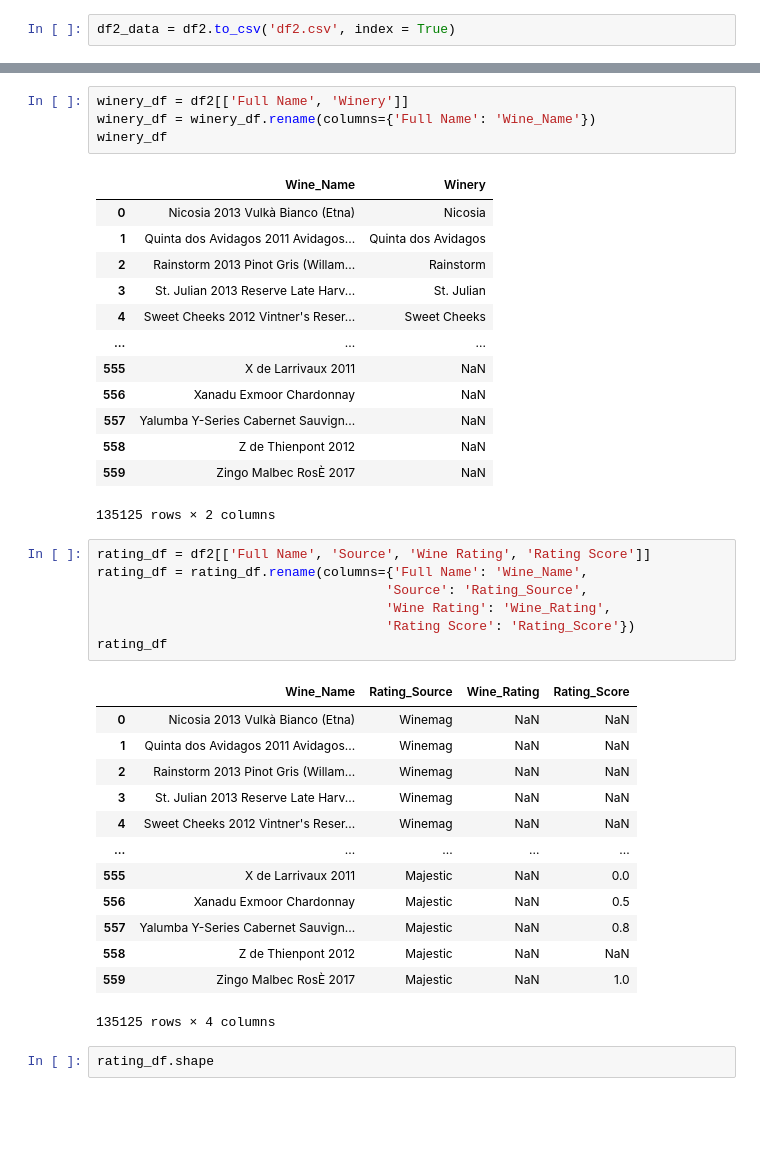
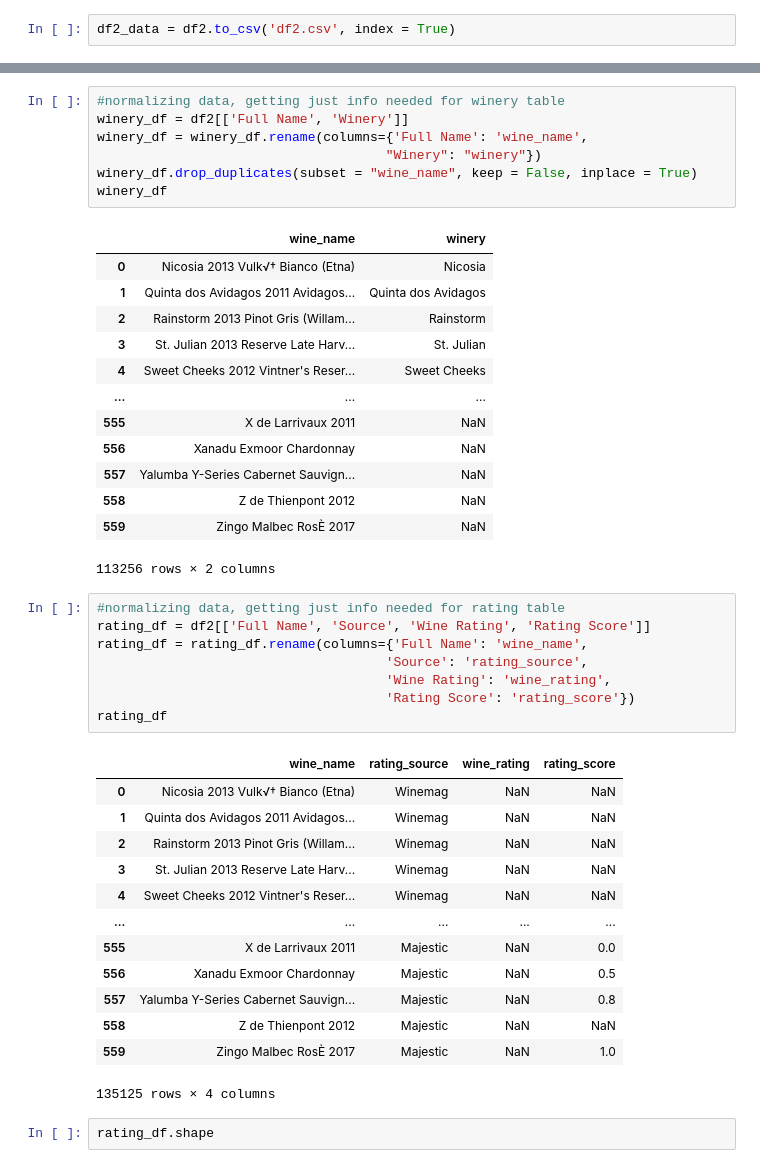
Before and after one commit to nirupamashankar/ETL-Project, a Jupyter notebook: wine_data.ipynb, the cells around one changed output, grey strips where cells are left out. Cells and saved outputs as stored; diff of their text form; blank space fills up the shorter version.

```diff
--- a/wine_data.ipynb
+++ b/wine_data.ipynb
@@ -154,10 +175,13 @@ price_df
 # %%
+#normalizing data, getting just info needed for winery table
 winery_df = df2[['Full Name', 'Winery']]
-winery_df = winery_df.rename(columns={'Full Name': 'Wine_Name'})
+winery_df = winery_df.rename(columns={'Full Name': 'wine_name',
+                                     "Winery": "winery"})
+winery_df.drop_duplicates(subset = "wine_name", keep = False, inplace = True)
 winery_df
 # %% [output]
-|  | Wine_Name | Winery |
-| 0 | Nicosia 2013 Vulkà Bianco (Etna) | Nicosia |
+|  | wine_name | winery |
+| 0 | Nicosia 2013 Vulk√† Bianco (Etna) | Nicosia |
 | 1 | Quinta dos Avidagos 2011 Avidagos... | Quinta dos Avidagos |
 | 2 | Rainstorm 2013 Pinot Gris (Willam... | Rainstorm |
 | 3 | St. Julian 2013 Reserve Late Harv... | St. Julian |
@@ -168,17 +192,18 @@ winery_df
 | 557 | Yalumba Y-Series Cabernet Sauvign... | NaN |
 | 558 | Z de Thienpont 2012 | NaN |
 | 559 | Zingo Malbec RosÈ 2017 | NaN |
-135125 rows × 2 columns
+113256 rows × 2 columns
 # %%
+#normalizing data, getting just info needed for rating table
 rating_df = df2[['Full Name', 'Source', 'Wine Rating', 'Rating Score']]
-rating_df = rating_df.rename(columns={'Full Name': 'Wine_Name',
-                                     'Source': 'Rating_Source',
-                                     'Wine Rating': 'Wine_Rating',
-                                     'Rating Score': 'Rating_Score'})
+rating_df = rating_df.rename(columns={'Full Name': 'wine_name',
+                                     'Source': 'rating_source',
+                                     'Wine Rating': 'wine_rating',
+                                     'Rating Score': 'rating_score'})
 rating_df
 # %% [output]
-|  | Wine_Name | Rating_Source | Wine_Rating | Rating_Score |
-| 0 | Nicosia 2013 Vulkà Bianco (Etna) | Winemag | NaN | NaN |
+|  | wine_name | rating_source | wine_rating | rating_score |
+| 0 | Nicosia 2013 Vulk√† Bianco (Etna) | Winemag | NaN | NaN |
 | 1 | Quinta dos Avidagos 2011 Avidagos... | Winemag | NaN | NaN |
 | 2 | Rainstorm 2013 Pinot Gris (Willam... | Winemag | NaN | NaN |
 | 3 | St. Julian 2013 Reserve Late Harv... | Winemag | NaN | NaN |
```
Also changed, not shown: parts of 21 cells of this notebook, 1 other file.
